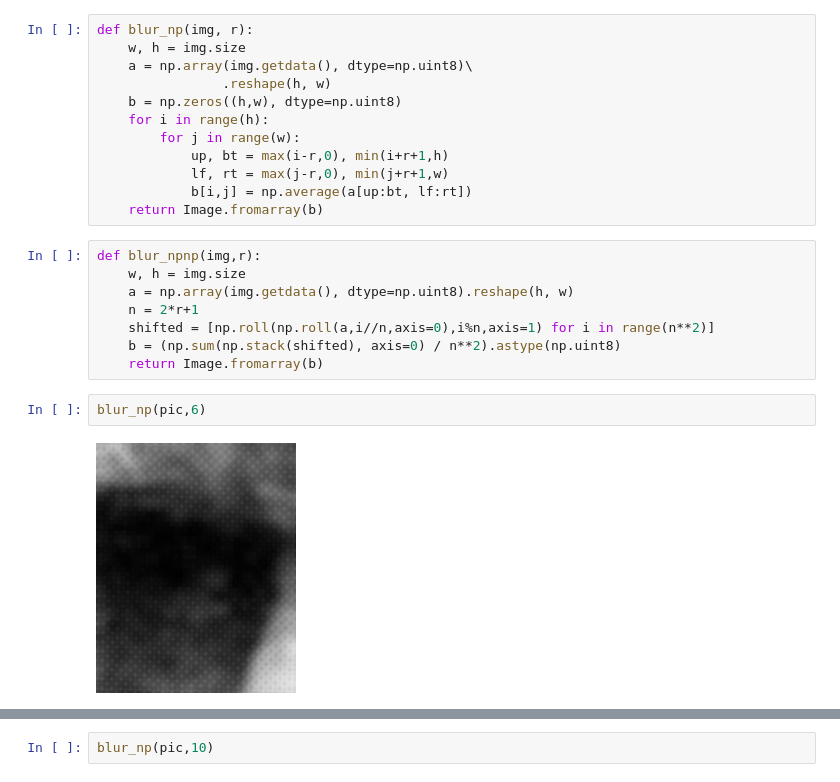
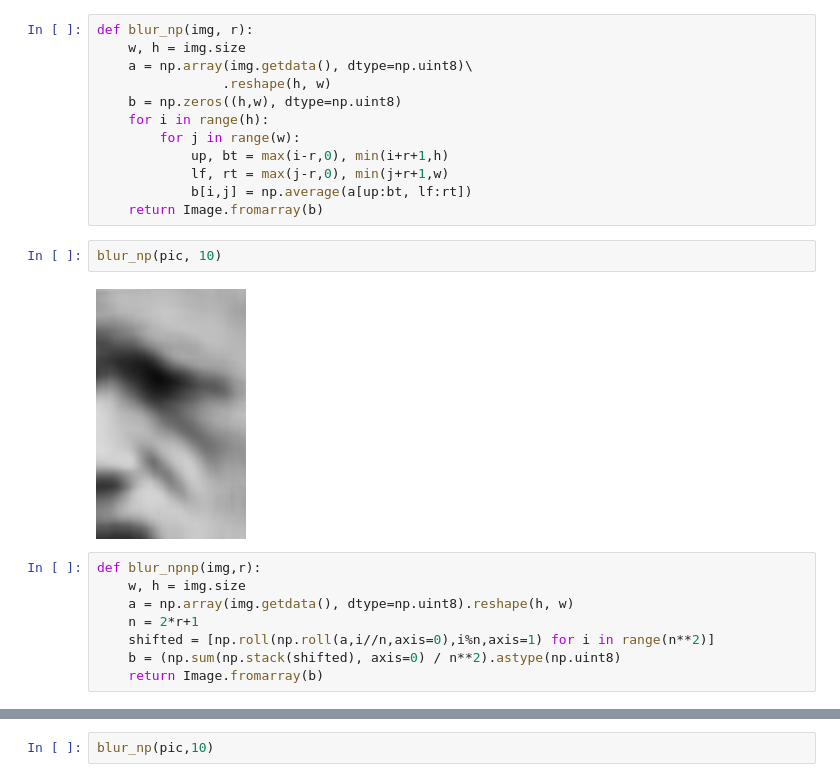
Before and after one commit to mivt18/02blur, a Jupyter notebook: 02blur.ipynb, the cells around one changed output, grey strips where cells are left out. Drawn from its saved outputs; the diff is of its cells as text.

```diff
--- a/02blur.ipynb
+++ b/02blur.ipynb
@@ -52,6 +58,10 @@ def blur_np(img, r):
             lf, rt = max(j-r,0), min(j+r+1,w)
             b[i,j] = np.average(a[up:bt, lf:rt])
     return Image.fromarray(b)
+# %%
+blur_np(pic, 10)
+# %% [output]
+[figure, added]
 # %%
 def blur_npnp(img,r):
     w, h = img.size
@@ -60,7 +70,3 @@ def blur_npnp(img,r):
     shifted = [np.roll(np.roll(a,i//n,axis=0),i%n,axis=1) for i in range(n**2)]
     b = (np.sum(np.stack(shifted), axis=0) / n**2).astype(np.uint8)
     return Image.fromarray(b)
-# %%
-blur_np(pic,6)
-# %% [output]
-[figure, removed]
```
Also changed, not shown: parts of 8 cells of this notebook, 2 other files.
